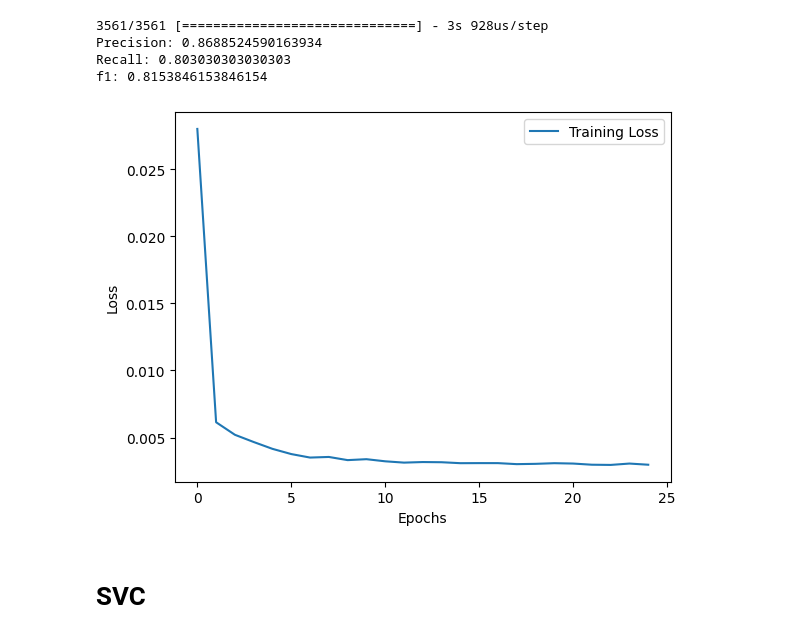
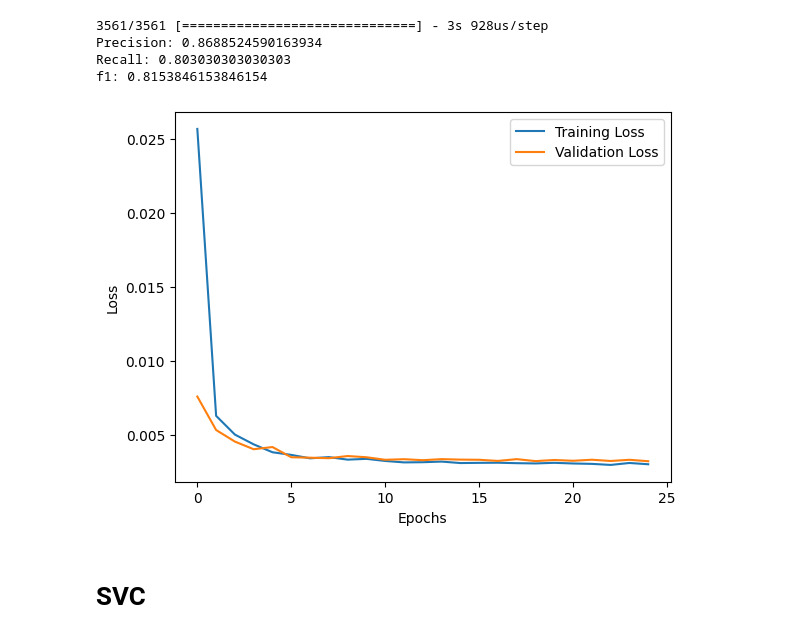
Before and after one commit to bcd122200/CC-Fraud-Detection, a Jupyter notebook: Project.ipynb, the cells around one changed output. Saved outputs shown, nothing was run; the diff lists cells and outputs as text; code cells hidden in the pictures.

```diff
--- a/Project.ipynb
+++ b/Project.ipynb
@@ -38,7 +38,7 @@ df.head()
 5 rows × 31 columns
 # %%
 X_train, X_test, y_train, y_test = train_test_split(
-    data[:,1:-1], data[:,-1],
+    data[:,:-1], data[:,-1],
     test_size=0.4,
     random_state=10,
     shuffle=True,
@@ -98,7 +98,7 @@ rfecv = RFECV(
     min_features_to_select=min_select,
     n_jobs=-1)
 
-LR_clf=Pipeline([('Scaler', StandardScaler()), ('rfecv', rfecv), ('LR', LR)])
+LR_clf=Pipeline([('Scaler', StandardScaler()), ('rfecv', rfecv)])
 LR_clf.fit(X_train, y_train)
 # %% [output]
 Pipeline(steps=[('Scaler', StandardScaler()),
@@ -165,27 +163,6 @@ X_train, X_test, y_train, y_test = train_test_split(
 # %%
 input_features = X.shape[1]
 batch_sizes = [1, 10, 20, 64]
-# %%
-# custom metrics
-def score(y_true, y_pred, beta):
-    tp = 0
-    fp = 0
-    fn = 0
-    for t, p in zip(y_true, y_pred):
-        if p > 0.5:
-            p = 1
-        else:
-            p = 0
-        if t == p and t == 1:
-            tp += 1
-        elif t != p and p == 1:
-            fp += 1
-        elif t != p and p == 0:
-            fn += 1
-    precision = tp/(tp+fp)
-    recall = tp/(tp+fn)
-    f1 = (1 + beta ** 2) * precision * recall / (beta ** 2 * precision + recall)
-    return precision, recall, f1
 # %%
 metrics = dict()
 for batch_size in batch_sizes:
@@ -217,4 +194,5 @@ ANN.compile(optimizer='adam', loss=losses.BinaryCrossentropy())
 history = ANN.fit(X_train, y_train,
        epochs=25,
        batch_size=20,
-        verbose=0)
+        verbose=0,
+        validation_data=(X_test, y_test))
@@ -248,12 +226,13 @@ Recall: 0.803030303030303
 f1: 0.8153846153846154
 # %%
 plt.plot(history.history['loss'], label="Training Loss")
+plt.plot(history.history['val_loss'], label="Validation Loss")
 plt.xlabel("Epochs")
 plt.ylabel("Loss")
 plt.legend(loc="upper right")
 plt.show()
 # %% [output]
-[figure, old version]
+[figure, new version]
 # %%
 # save network
 ANN.save("ANN.keras")
```
Also changed, not shown: parts of 24 cells of this notebook.
